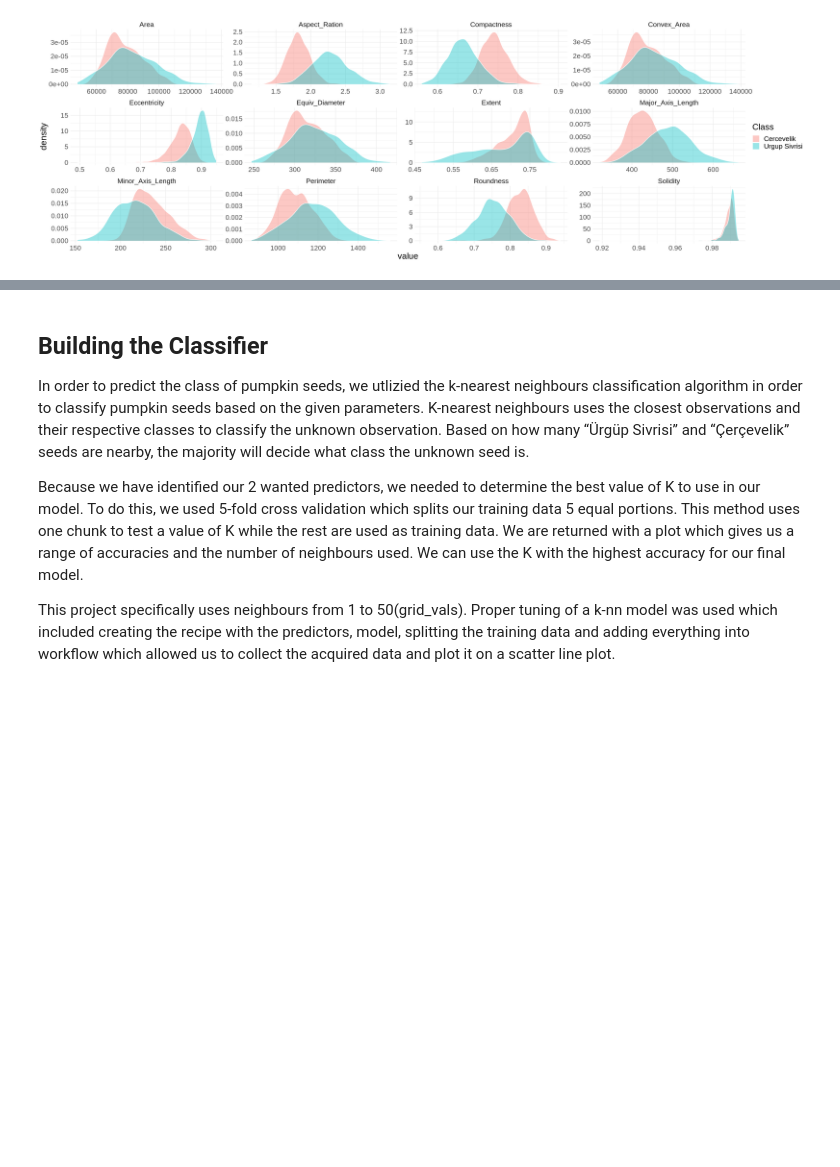
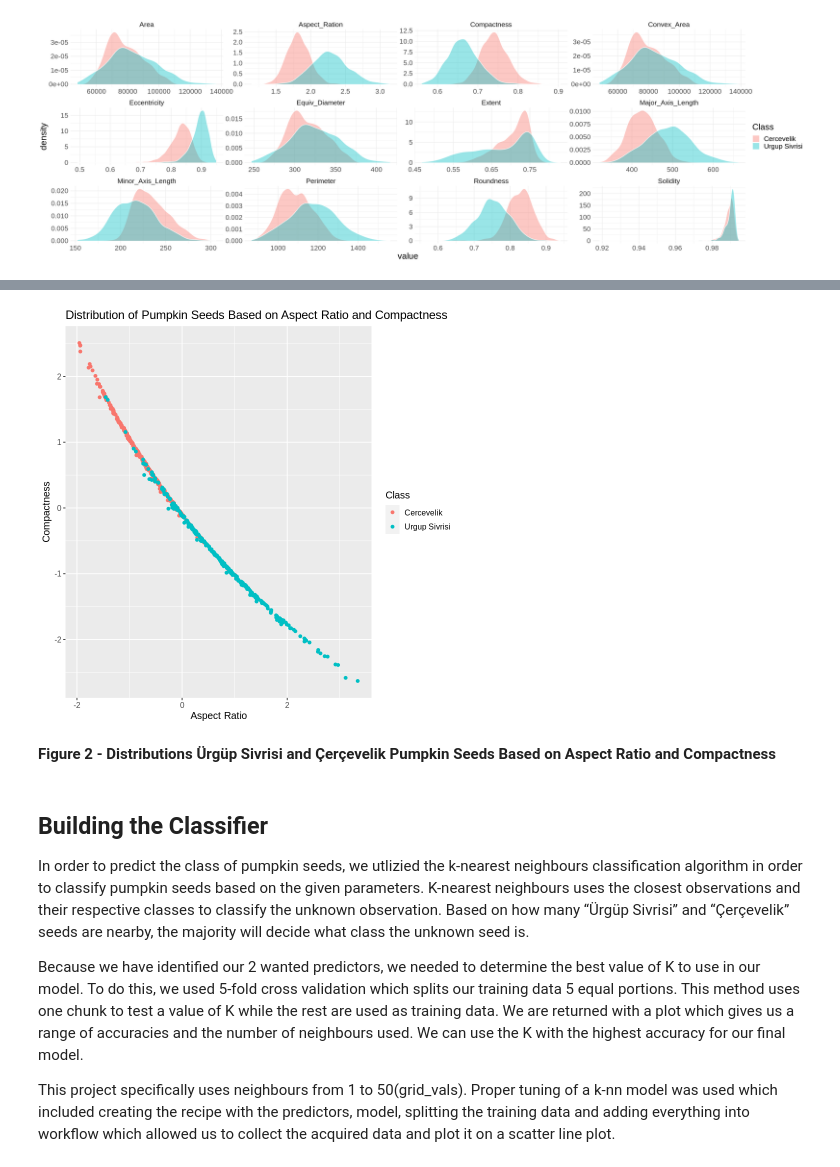
Before and after one commit to luevrata/pumpkin_seeds_data, a Jupyter notebook: Final Project Submission.ipynb, the cells around one changed output, grey strips where cells are left out. Drawn from its saved outputs; the diff is of its cells as text; code cells hidden in the pictures; blank space fills up the shorter version.

Commit message:
Added visualization to project report

```diff
--- a/Final Project Submission.ipynb
+++ b/Final Project Submission.ipynb
@@ -104,3 +107,16 @@ The density and the units of the respective variable are analyzed to determine t
+# %%
+pumpkin_test_scaled <- pumpkin_test %>% mutate(across(Area:Compactness, scale))
+
+pumpkin_plot <- ggplot(pumpkin_test_scaled, aes(x = Aspect_Ration, Compactness, color = Class)) +
+                geom_point() +
+                labs(x = "Aspect Ratio", y = "Compactness") +
+                ggtitle("Distribution of Pumpkin Seeds Based on Aspect Ratio and Compactness") +
+                theme(text = element_text(size = 12))
+pumpkin_plot
+# %% [output]
+[figure, added]
+# %% [markdown]
+**Figure 2 - Distributions Ürgüp Sivrisi and Çerçevelik Pumpkin Seeds Based on Aspect Ratio and Compactness**
 # %% [markdown]
 ## Building the Classifier
 
```
Also changed, not shown: parts of 5 cells of this notebook.
